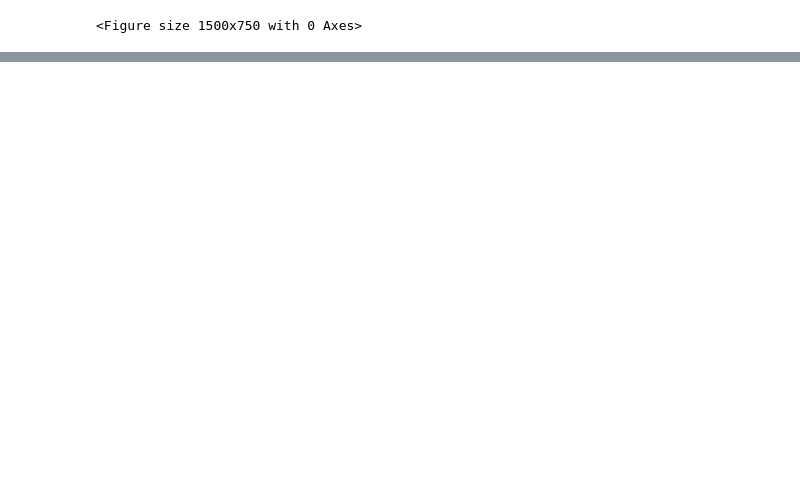
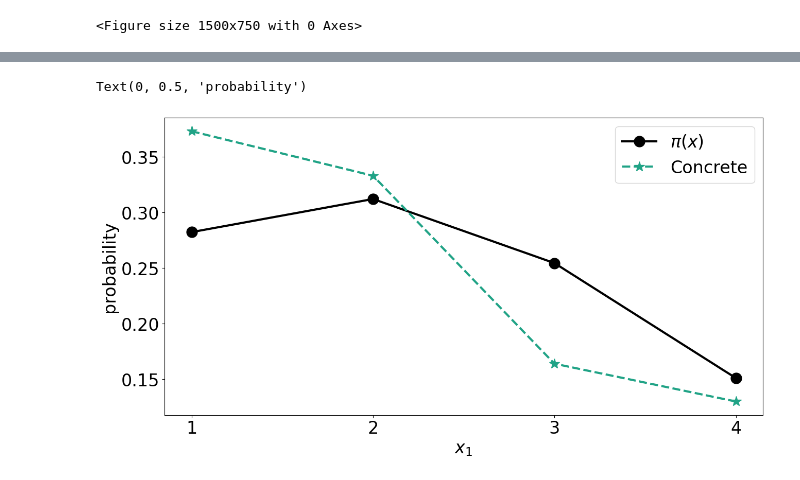
Before and after one commit to giankdiluvi/madmix, a Jupyter notebook: ipynb/RealNVP_bivariate.ipynb, the cells around one changed output, grey strips where cells are left out. Cells and saved outputs as stored; diff of their text form; code cells hidden in the pictures; blank space fills up the shorter version.

```diff
--- a/ipynb/RealNVP_bivariate.ipynb
+++ b/ipynb/RealNVP_bivariate.ipynb
@@ -89,0 +90,17 @@ print(tmp_density)
+# %%
+########################
+########################
+#   plot x1 results    #
+########################
+########################
+
+ttx=np.arange(0,K1)
+plt.plot(ttx+0.5,np.sum(prbs,axis=1),c="black", label=r'$\pi(x)$',lw=3,ms=15,marker='o')
+plt.plot(ttx+0.5,np.sum(tmp_density,axis=1),c='#20A386FF', label=r'Concrete',lw=3,ls='dashed',ms=15,marker='*')
+plt.legend()
+plt.xlabel(r'$x_1$')
+plt.xticks(ticks=np.arange(0,K1)+0.5,labels=np.arange(1,1+K1))
+plt.ylabel('probability')
+# %% [output]
+Text(0, 0.5, 'probability')
+[figure, added]
```
Also changed, not shown: parts of 5 cells of this notebook.
